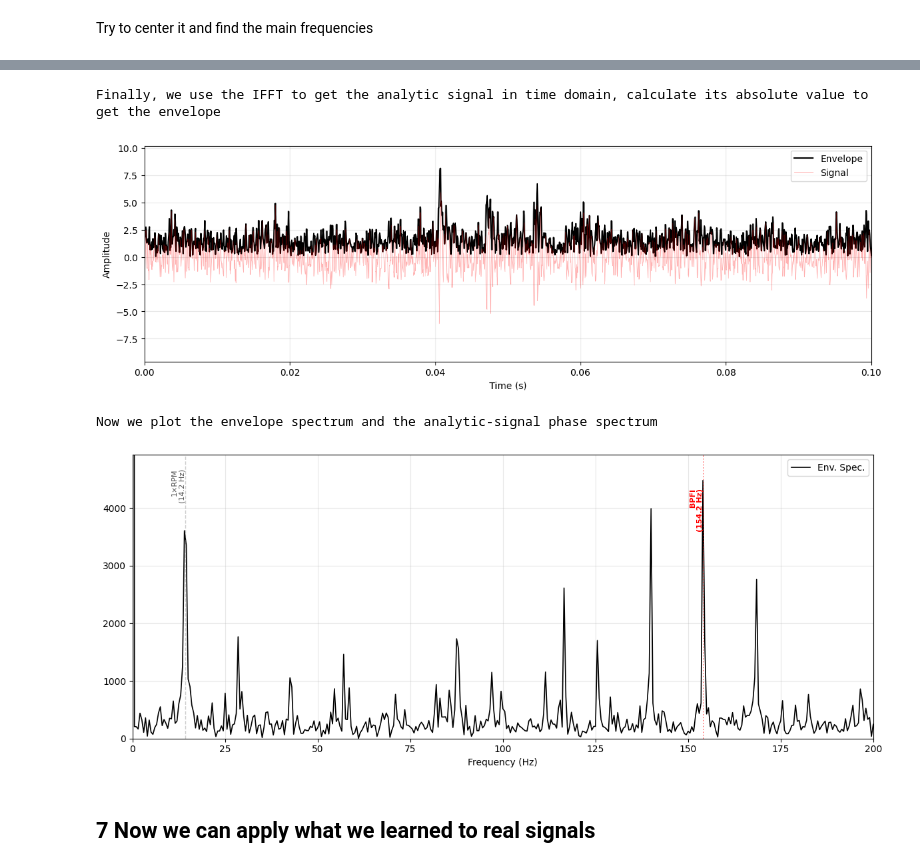
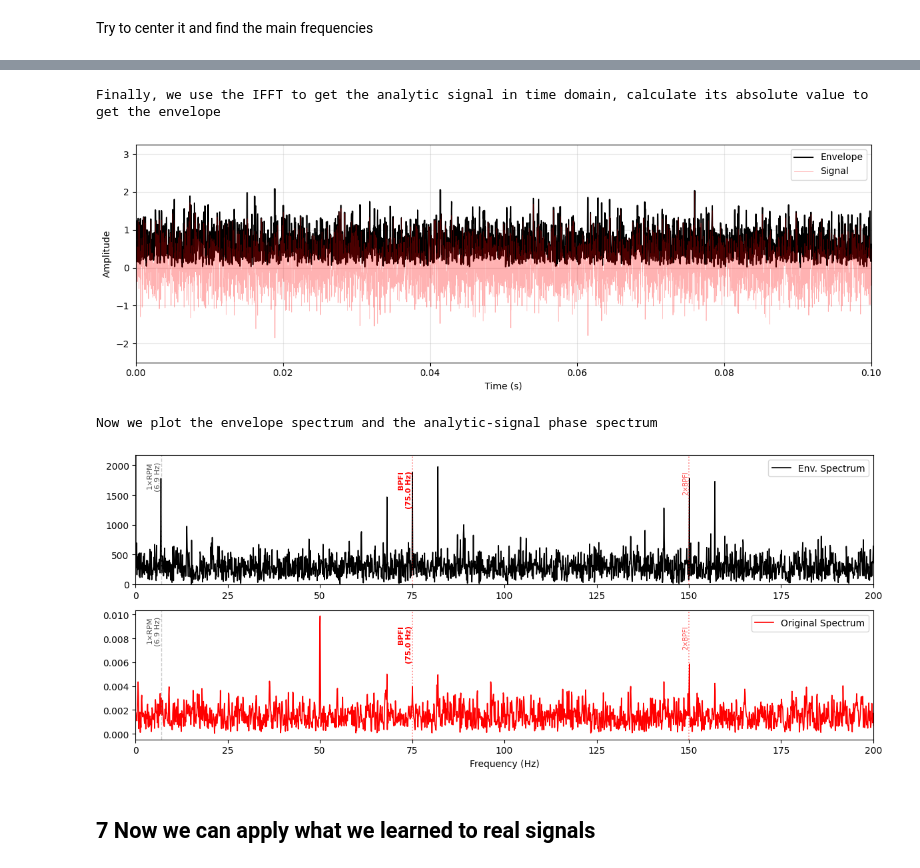
Before and after one commit to lgiraudo/Bearing-Fault-Diagnosis, a Jupyter notebook: content/BearingFaultDiagnosis.ipynb, the cells around one changed output, grey strips where cells are left out. Cells and saved outputs as stored; diff of their text form; code cells hidden in the pictures.

```diff
--- a/content/BearingFaultDiagnosis.ipynb
+++ b/content/BearingFaultDiagnosis.ipynb
@@ -753,13 +753,13 @@ Ok, now we can try to recreate a signal. Let's start with an Outer ring fault, t
 We know that an impact between rolling elements and faults generates impulses, so we create an **impulse train** to represent it
 # %%
 # Synthetic signal parameters
-fs_synth = 25000  # Sampling frequency (Hz)
+fs_synth = 50000  # Sampling frequency (Hz)
 duration_synth = 10.0  # Duration (s)
 t_synth = np.linspace(0, duration_synth, int(fs_synth * duration_synth), endpoint=False)
 
 # High-frequency carrier
 f_carrier = 75  # Hz our damage frequency
-resp=signal.butter(50,f_carrier,fs=fs_synth/20,output='sos') #filter to represent a resonant response from the impulses impacting the bearing structure
+resp=signal.butter(100,f_carrier,fs=fs_synth/150,output='sos') #filter to represent a resonant response from the impulses impacting the bearing structure
 carrier = np.tile(signal.unit_impulse(int(1/f_carrier*fs_synth)), len(t_synth)//int(1/f_carrier*fs_synth))
 carrier = signal.sosfilt(resp, carrier) #apply the filter to create a more realistic impulse response (resonance) rather than ideal impulses
 carrier = carrier/np.max(carrier )  # Normalize to have consistent amplitude
@@ -777,10 +777,10 @@ signal_ir = modulation * carrier #ideal inner race fault signal (impulses modula
 signal_or = carrier # ideal outer race fault signal
 
 # Add machine noise (e.g. electrical noise)
-machine_noise = 0.01 * np.sin(2 * np.pi * 50 * t_synth) + 0.01* np.sin(2 * np.pi * 4000 * t_synth)  # 50 Hz and 4000 Hz electrical noise
+machine_noise = 0.01 * np.sin(2 * np.pi * 50 * t_synth) + 0.01* np.sin(2 * np.pi * 4000 * t_synth) + 0.01* np.sin(2 * np.pi * 8000 * t_synth) # 50 Hz and 4000-8000 Hz electrical noise
 
 # Add white noise
-noise_level = 0.1
+noise_level = 0.5
 noise = noise_level * np.random.randn(len(signal_ir))
 signal_ir_noisy = signal_ir + noise + machine_noise
 signal_or_noisy = signal_or + noise + machine_noise
@@ -988,11 +988,13 @@ The modulus of this signal is our **envelope**
 
 like this:
 # %%
-t = data_ir['time_acc']  # time vector
-x = data_ir['acc_m_s2'] # the signal
-X = np.fft.fft(data_ir['acc_m_s2'])  # FFT of the signal
-f = np.fft.fftshift(np.fft.fftfreq(len(data_ir['acc_m_s2']), d=1/data_ir['fs_acc']))  # Generate frequency aXis (shifted for plotting)
+t = t_synth  # time vector
+x = signal_ir_noisy # the signal
+fs = fs_synth  # sampling frequency
+X = np.fft.fft(signal_ir_noisy)  # FFT of the signal
+f = np.fft.fftshift(np.fft.fftfreq(len(signal_ir_noisy), d=1/fs))  # Generate frequency axis (shifted for plotting)
 X = np.fft.fftshift(X)  # Shift FFT to match f ordering (negative -> positive)
+rpm=f_modulation*60  # Calculate RPM from modulation frequency (since modulation simulates the effect of shaft rotation)
 
 phase = np.angle(X)  # Phase spectrum
 
@@ -1012,7 +1014,7 @@ env_phase = np.angle(env_fft)  # Phase of the envelope spectrum
 
 print("We have our signal")  # Print right before plot
 plt.figure(figsize=(12, 3.5))
-plt.plot(data_ir['time_acc'], data_ir['acc_m_s2'], linewidth=0.6, label='Signal', color='red')  # Plot signal in time domain
+plt.plot(t, x, linewidth=0.6, label='Signal', color='red')  # Plot signal in time domain
 plt.xlabel("Time (s)")  # X label
 plt.title("Signal (time domain)")  # Title
 plt.grid(True, alpha=0.3)  # Grid
@@ -1111,8 +1113,8 @@ plt.show()  # Show plot
 
 print("Finally, we use the IFFT to get the analytic signal in time domain, calculate its absolute value to get the envelope")  # Print right before plot
 fig, ax = plt.subplots(figsize=(12, 4))
-ax.plot(data_ir['time_acc'], np.abs(hilb_ir), label='Envelope', color='black', linewidth=1.5)  # Envelope = magnitude of analytic signal
-ax.plot(data_ir['time_acc'], data_ir['acc_m_s2'], label='Signal', color='red', alpha=0.3, linewidth=0.6)  # Original signal (transparent)
+ax.plot(t_synth, np.abs(hilb_ir), label='Envelope', color='black', linewidth=1.5)  # Envelope = magnitude of analytic signal
+ax.plot(t_synth, signal_ir_noisy, label='Signal', color='red', alpha=0.3, linewidth=0.6)  # Original signal (transparent)
 ax.set_xlim(0.0, 0.1)  # Zoom in time
 ax.set_xlabel("Time (s)")  # X label
 ax.set_ylabel("Amplitude")  # Y label
@@ -1121,29 +1123,34 @@ ax.legend()  # Legend
 fig.tight_layout()  # Better spacing
 # %% [output]
 Finally, we use the IFFT to get the analytic signal in time domain, calculate its absolute value to get the envelope
-[figure, old version]
+[figure, new version]
 # %%
 
 print("Now we plot the envelope spectrum and the analytic-signal phase spectrum")
 
-fig, ax = plt.subplots( figsize=(12, 5))
+fig, ax = plt.subplots(2,1, figsize=(12, 5))
 
-ax.plot(f, np.abs(env_fft), label='Env. Spec.', linewidth=1.2, color='black')  # Envelope spectrum (magnitude)
-ax.set_xlim(0, 200)  # Frequency limits
+ax[0].plot(f, np.abs(env_fft), label='Env. Spectrum', linewidth=1.2, color='black')  # Envelope spectrum (magnitude)
+ax[0].set_xlim(0, 200)  # Frequency limits
 
 mask_env = (f >= 10) & (f <= 200)
-ax.set_ylim(0, np.max(np.abs(env_fft[mask_env])) * 1.1)  # Y limits to focus on envelope spectrum
-add_rpm_harmonics(ax, data_ir['mean_rpm'], max_freq=200, alpha=0.2)
-add_bearing_fault_frequencies(ax, data_ir['mean_rpm'], 'IR', max_freq=200)
-ax.set_xlabel("Frequency (Hz)")  # X label
-ax.grid(True, alpha=0.3)  # Grid
-ax.legend()  # Legend
+ax[0].set_ylim(0, np.max(np.abs(env_fft[mask_env])) * 1.1)  # Y limits to focus on envelope spectrum
+add_rpm_harmonics(ax[0], f_modulation*60, max_freq=200, alpha=0.2)
+add_bearing_fault_frequencies(ax[0], f_modulation*60, 'IR', max_freq=200)
+ax[0].legend()
+
+ax[1].plot(freq_ir, np.abs(amp_ir), label='Original Spectrum', linewidth=1.2, color='red')  # Analytic signal phase spectrum
+ax[1].set_xlim(0, 200)  # Frequency limits
+add_rpm_harmonics(ax[1], f_modulation*60, max_freq=200, alpha=0.2)
+add_bearing_fault_frequencies(ax[1], f_modulation*60, 'IR', max_freq=200)
+ax[1].set_xlabel("Frequency (Hz)")  # X label
+ax[1].legend()  # Legend
 
 fig.tight_layout()  # Better spacing
 plt.show()  # Show plot
 # %% [output]
 Now we plot the envelope spectrum and the analytic-signal phase spectrum
-[figure, old version]
+[figure, new version]
 # %% [markdown]
 ## 7 Now we can apply what we learned to real signals
 # %%
```
Also changed, not shown: parts of 9 cells of this notebook.
